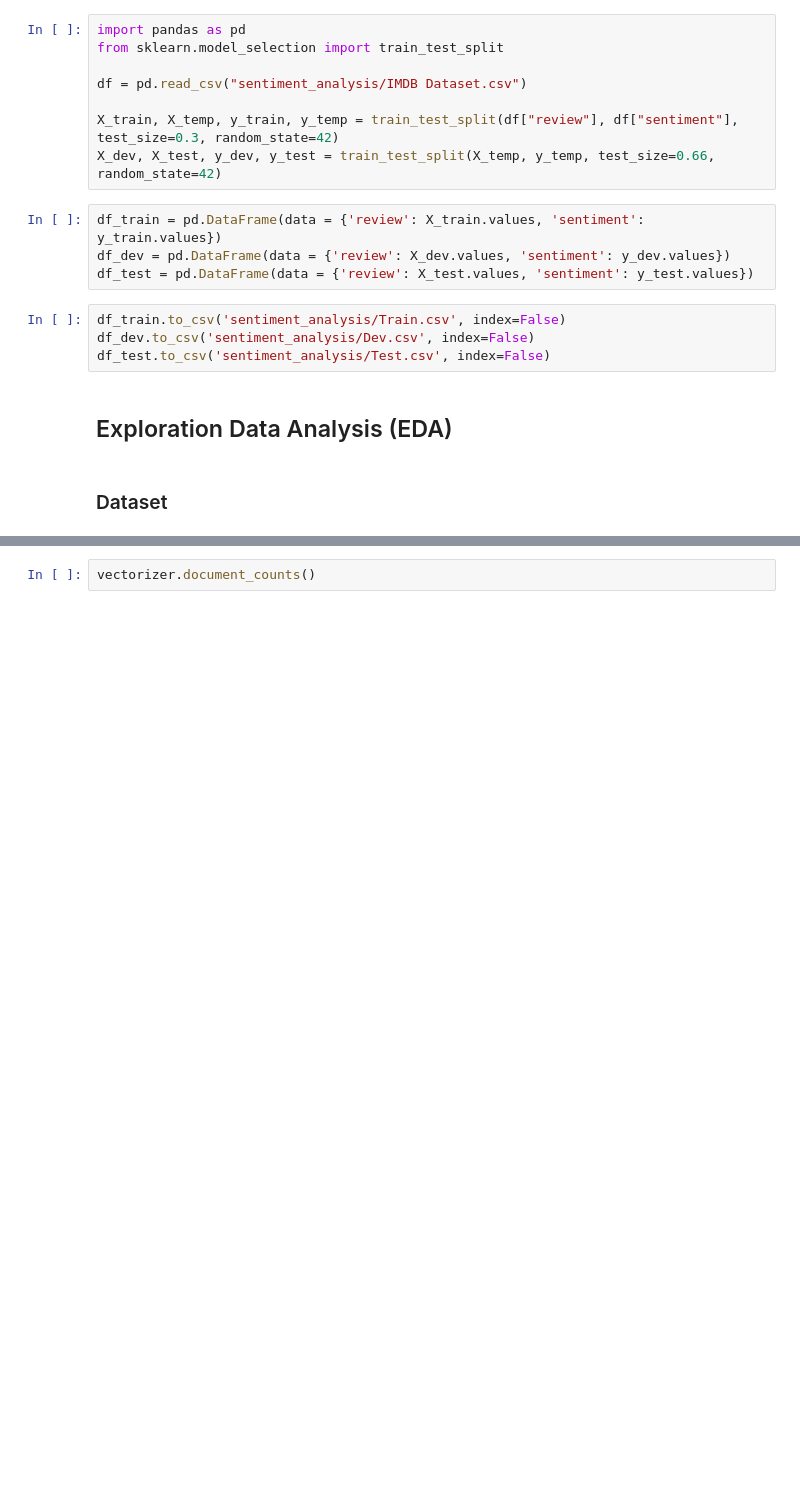
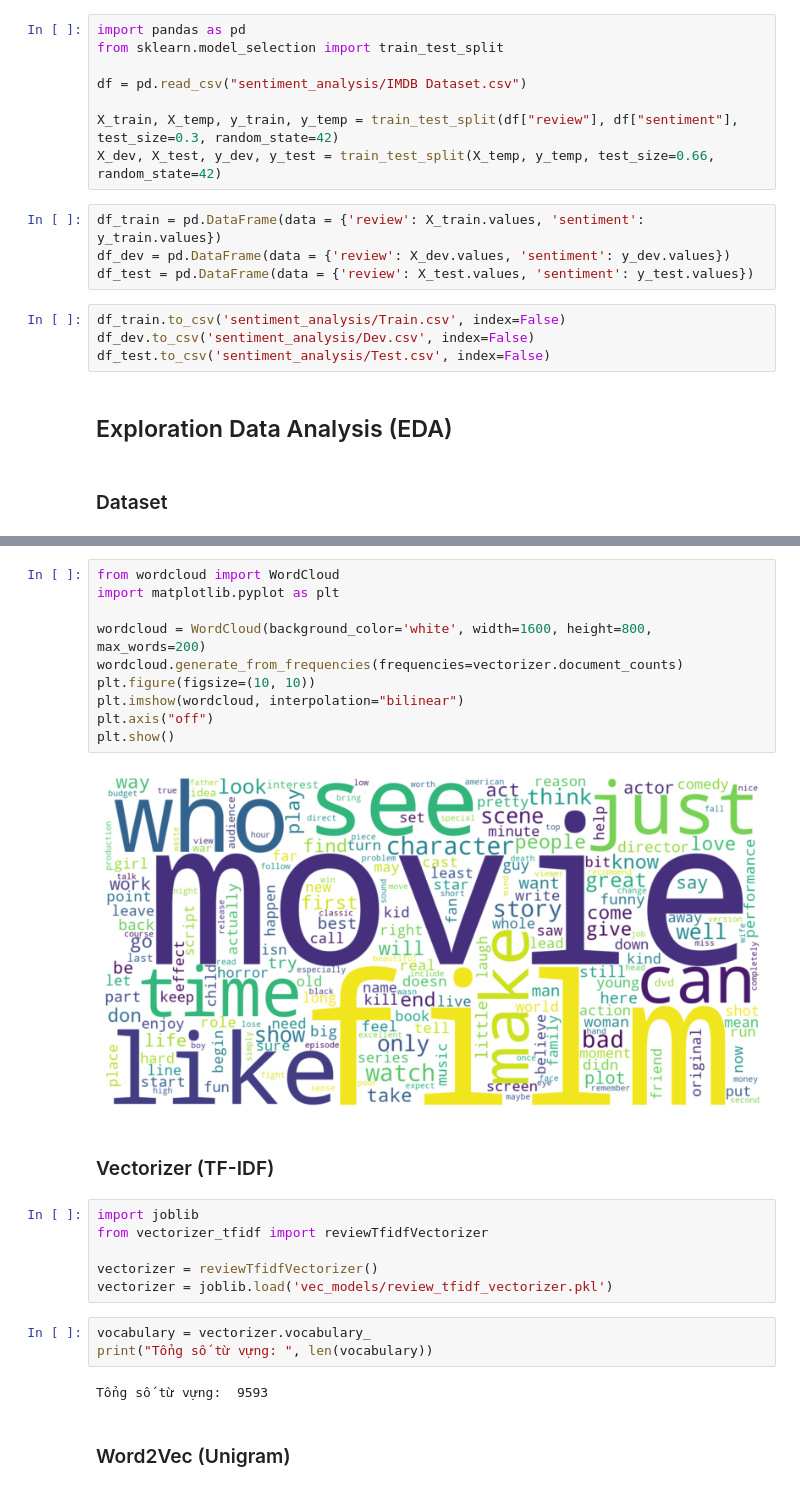
Before and after one commit to dqtphu30/Hybrid-Rcommendation-System-for-Movie-with-Review-Sentiment-Analysis, a Jupyter notebook: EDA.ipynb, the cells around one changed output, grey strips where cells are left out. Cells and saved outputs as stored; diff of their text form; blank space fills up the shorter version.

```diff
--- a/EDA.ipynb
+++ b/EDA.ipynb
@@ -45,2 +39,27 @@ ModuleNotFoundError: No module named 'TFIDF'
-# %%
-vectorizer.document_counts()
+# %%
+from wordcloud import WordCloud
+import matplotlib.pyplot as plt
+
+wordcloud = WordCloud(background_color='white', width=1600, height=800, max_words=200)
+wordcloud.generate_from_frequencies(frequencies=vectorizer.document_counts)
+plt.figure(figsize=(10, 10))
+plt.imshow(wordcloud, interpolation="bilinear")
+plt.axis("off")
+plt.show()
+# %% [output]
+[figure, added]
+# %% [markdown]
+### Vectorizer (TF-IDF)
+# %%
+import joblib
+from vectorizer_tfidf import reviewTfidfVectorizer
+
+vectorizer = reviewTfidfVectorizer()
+vectorizer = joblib.load('vec_models/review_tfidf_vectorizer.pkl')
+# %%
+vocabulary = vectorizer.vocabulary_
+print("Tổng số từ vựng: ", len(vocabulary))
+# %% [output]
+Tổng số từ vựng:  9593
+# %% [markdown]
+### Word2Vec (Unigram)
```
Also changed, not shown: parts of 8 cells of this notebook.
